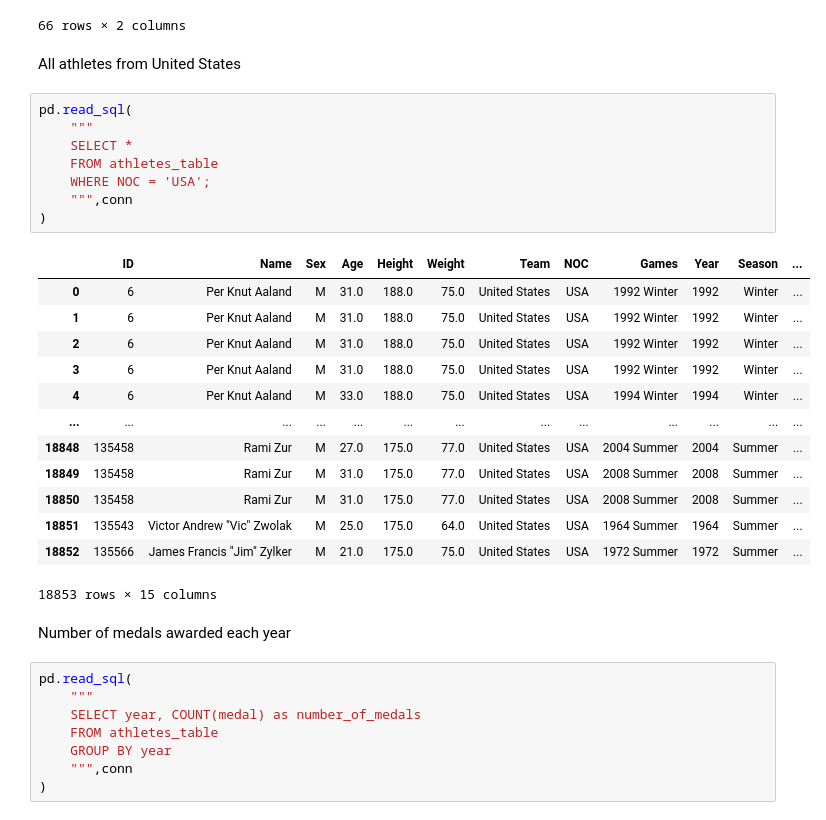
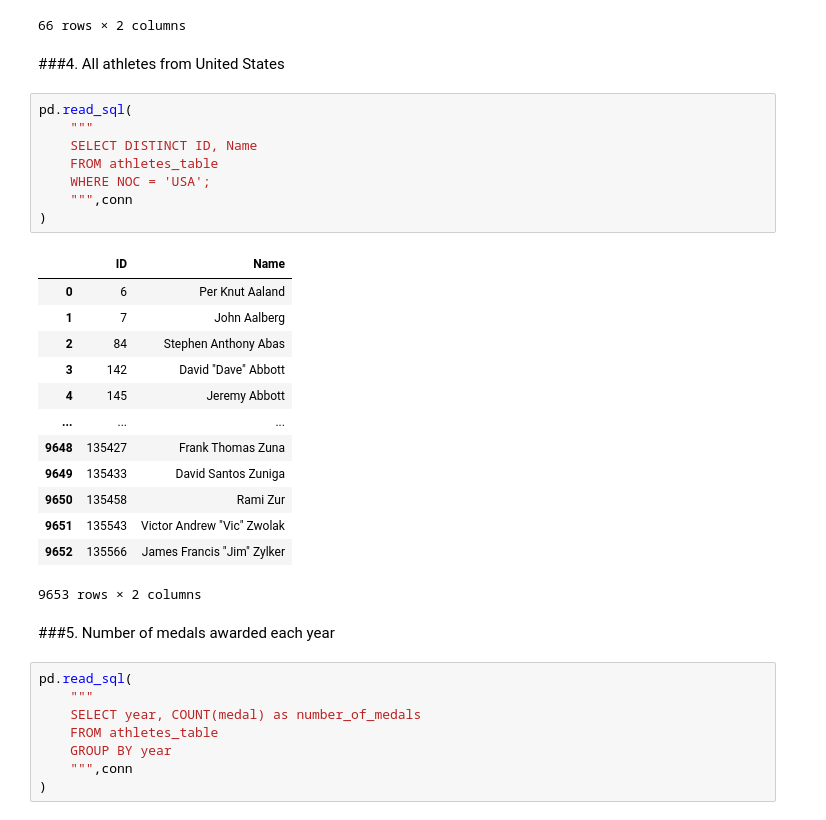
Before and after one commit to kiundi/kamilimu_assignments, a Jupyter notebook: sql/assignment.ipynb, the cells around one changed output. Saved outputs shown, nothing was run; the diff lists cells and outputs as text.

```diff
--- a/sql/assignment.ipynb
+++ b/sql/assignment.ipynb
@@ -79,31 +82,31 @@ pd.read_sql(
 | 65 | Wrestling | 30 |
 66 rows × 2 columns
 # %% [markdown]
-All athletes from United States
+###4. All athletes from United States
 # %%
 pd.read_sql(
     """
-    SELECT *
+    SELECT DISTINCT ID, Name
     FROM athletes_table
     WHERE NOC = 'USA';
     """,conn
 )
 # %% [output]
-|  | ID | Name | Sex | Age | Height | Weight | Team | NOC | Games | Year | Season | ... |
-| 0 | 6 | Per Knut Aaland | M | 31.0 | 188.0 | 75.0 | United States | USA | 1992 Winter | 1992 | Winter | ... |
-| 1 | 6 | Per Knut Aaland | M | 31.0 | 188.0 | 75.0 | United States | USA | 1992 Winter | 1992 | Winter | ... |
-| 2 | 6 | Per Knut Aaland | M | 31.0 | 188.0 | 75.0 | United States | USA | 1992 Winter | 1992 | Winter | ... |
-| 3 | 6 | Per Knut Aaland | M | 31.0 | 188.0 | 75.0 | United States | USA | 1992 Winter | 1992 | Winter | ... |
-| 4 | 6 | Per Knut Aaland | M | 33.0 | 188.0 | 75.0 | United States | USA | 1994 Winter | 1994 | Winter | ... |
-| ... | ... | ... | ... | ... | ... | ... | ... | ... | ... | ... | ... | ... |
-| 18848 | 135458 | Rami Zur | M | 27.0 | 175.0 | 77.0 | United States | USA | 2004 Summer | 2004 | Summer | ... |
-| 18849 | 135458 | Rami Zur | M | 31.0 | 175.0 | 77.0 | United States | USA | 2008 Summer | 2008 | Summer | ... |
-| 18850 | 135458 | Rami Zur | M | 31.0 | 175.0 | 77.0 | United States | USA | 2008 Summer | 2008 | Summer | ... |
-| 18851 | 135543 | Victor Andrew "Vic" Zwolak | M | 25.0 | 175.0 | 64.0 | United States | USA | 1964 Summer | 1964 | Summer | ... |
-| 18852 | 135566 | James Francis "Jim" Zylker | M | 21.0 | 175.0 | 75.0 | United States | USA | 1972 Summer | 1972 | Summer | ... |
+|  | ID | Name |
+| 0 | 6 | Per Knut Aaland |
+| 1 | 7 | John Aalberg |
+| 2 | 84 | Stephen Anthony Abas |
+| 3 | 142 | David "Dave" Abbott |
+| 4 | 145 | Jeremy Abbott |
+| ... | ... | ... |
+| 9648 | 135427 | Frank Thomas Zuna |
+| 9649 | 135433 | David Santos Zuniga |
+| 9650 | 135458 | Rami Zur |
+| 9651 | 135543 | Victor Andrew "Vic" Zwolak |
+| 9652 | 135566 | James Francis "Jim" Zylker |
-18853 rows × 15 columns
+9653 rows × 2 columns
 # %% [markdown]
-Number of medals awarded each year
+###5. Number of medals awarded each year
 # %%
 pd.read_sql(
     """
```
Also changed, not shown: parts of 14 cells of this notebook.
